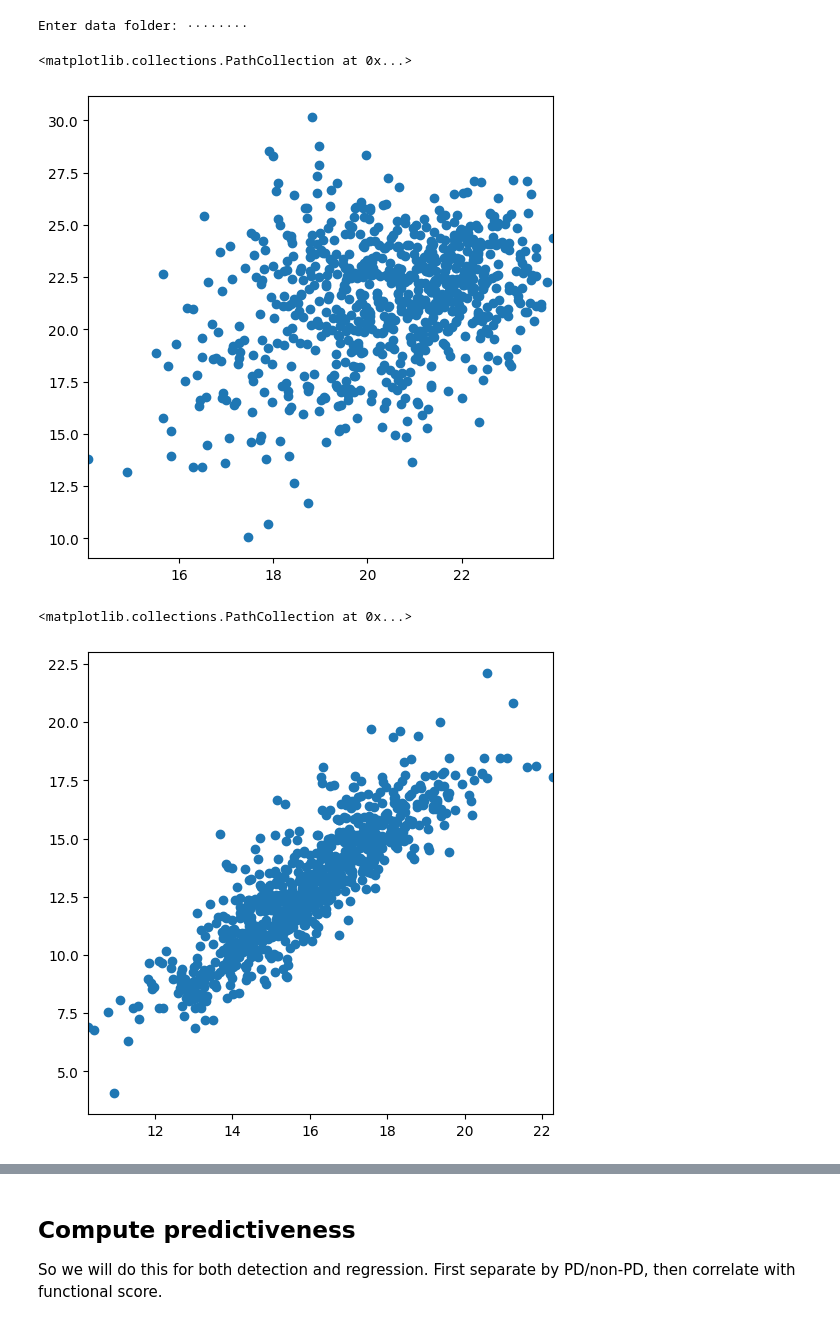
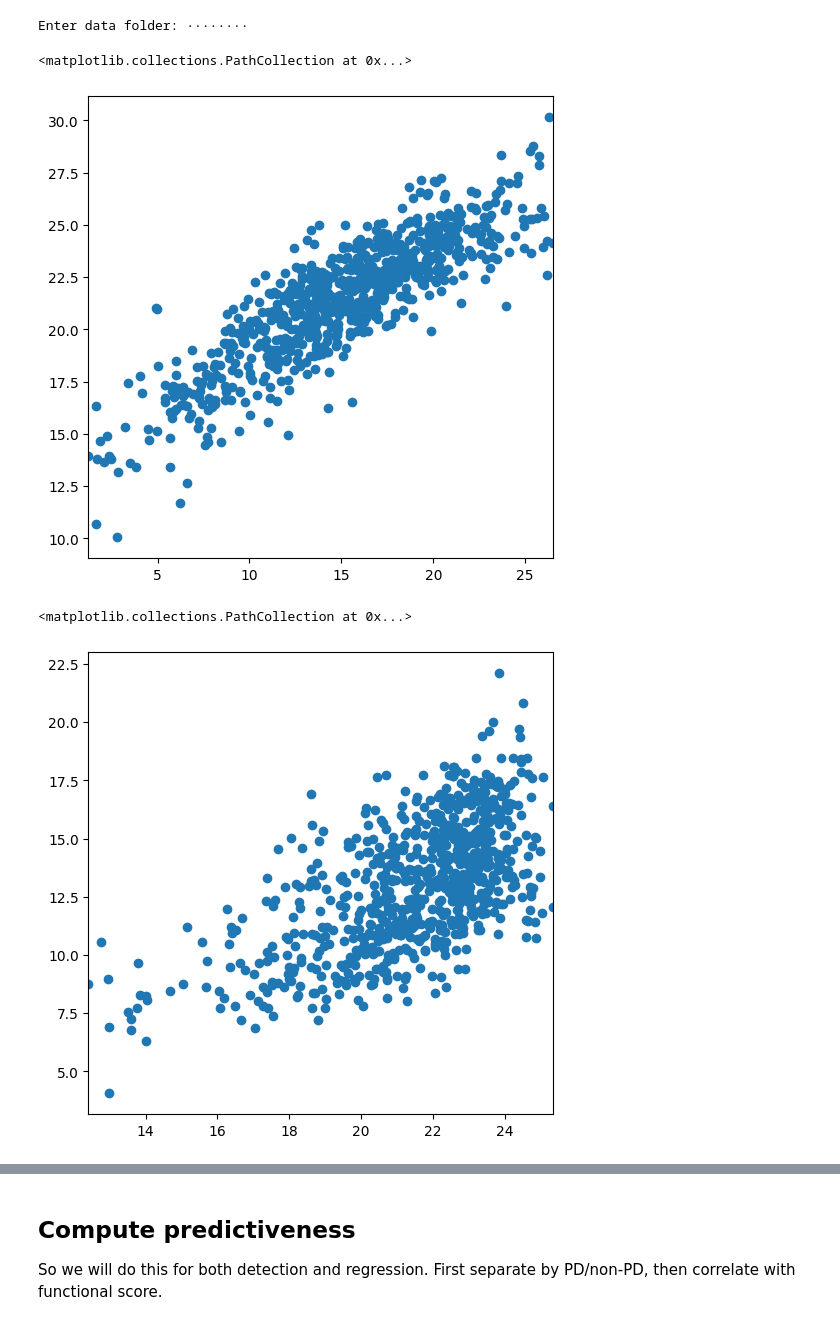
Before and after one commit to pplantinga/ParkinsonSpeechAI, a Jupyter notebook: voice-analysis.ipynb, the cells around one changed output, grey strips where cells are left out. Cells and saved outputs as stored; diff of their text form; code cells hidden in the pictures.

```diff
--- a/voice-analysis.ipynb
+++ b/voice-analysis.ipynb
@@ -437,0 +588,37 @@ tensor(17.4968)
+# %%
+# Split into frames, and compute autocorrelation for each frame
+audio = torch.nn.functional.pad(audio, (0, window_samples + 100))
+frames = audio.unfold(-1, window_samples + 100, step_samples)
+autocorrelation = autocorrelate(frames)
+
+# Use autocorrelation to estimate harmonicity and best lags
+harmonicity, lags = autocorrelation[:, :, min_lag:max_lag].max(dim=-1)
+lags = torch.nn.functional.pad(lags, pad=(3, 3))
+best_lags, _ = lags.unfold(-1, 7, 1).median(dim=-1)
+best_lags += min_lag
+frame_i = 450
+plt.plot(frames[0, frame_i])
+
+# Prepare for masking
+masked_frames = torch.clone(frames).detach()
+mask_indices = torch.arange(frames.size(-1)).view(1, 1, -1)
+mask_indices = mask_indices.expand(frames.shape)
+periods = best_lags.unsqueeze(-1)
+period_indices = mask_indices.remainder(periods)
+
+# Mask everything not within about 20% (1/5) of a period peak
+jitter_range = periods // 5
+peak, lag = torch.max(masked_frames, dim=-1, keepdim=True)
+
+# Handle lags close to period by checking +-1 period
+lag_indices = lag.remainder(periods)
+mask = (
+    (period_indices < lag_indices - jitter_range)
+    & (period_indices > lag_indices - periods + jitter_range)
+    | (period_indices > lag_indices + jitter_range)
+    & (period_indices < lag_indices + periods - jitter_range)
+)
+masked_frames[mask] = 0
+
+plt.plot(masked_frames[0, frame_i])
+plt.show()
@@ -535,19 +737,19 @@ plt.rcParams["figure.figsize"] = (6,6)
 
 def flatten(samples, index):
     return [samples[pid][trial][index] for pid in samples for trial in samples[pid]]
-def flatten_sb(samples, index):
-    return [samples[pid][trial][index][0] for pid in samples for trial in samples[pid]]
-plt.scatter(flatten_sb(samples, "sb_jitter_voiced"), flatten(samples, "praat_jitter"))
+def flatten_sb(samples, index, feat_index):
+    return [samples[pid][trial][index][feat_index] for pid in samples for trial in samples[pid]]
+plt.scatter(flatten_sb(samples, "sb_means", 1), flatten(samples, "praat_jitter"))
 #plt.xlim((0, 0.1))
 # %% [output]
 <matplotlib.collections.PathCollection at 0x...>
-[figure, old version]
+[figure, new version]
 # %%
-plt.scatter(flatten_sb(samples, "sb_shimmer_voiced"), flatten(samples, "praat_shimmer"))
+plt.scatter(flatten_sb(samples, "sb_means", 2), flatten(samples, "praat_shimmer"))
 #plt.ylim((0, 0.4))
 # %% [output]
 <matplotlib.collections.PathCollection at 0x...>
-[figure, old version]
+[figure, new version]
 # %%
 plt.hist(flatten(samples, "sb_time"), bins=np.arange(0, 0.2, 0.02))
 # %% [output]
```
Also changed, not shown: parts of 75 cells of this notebook.
